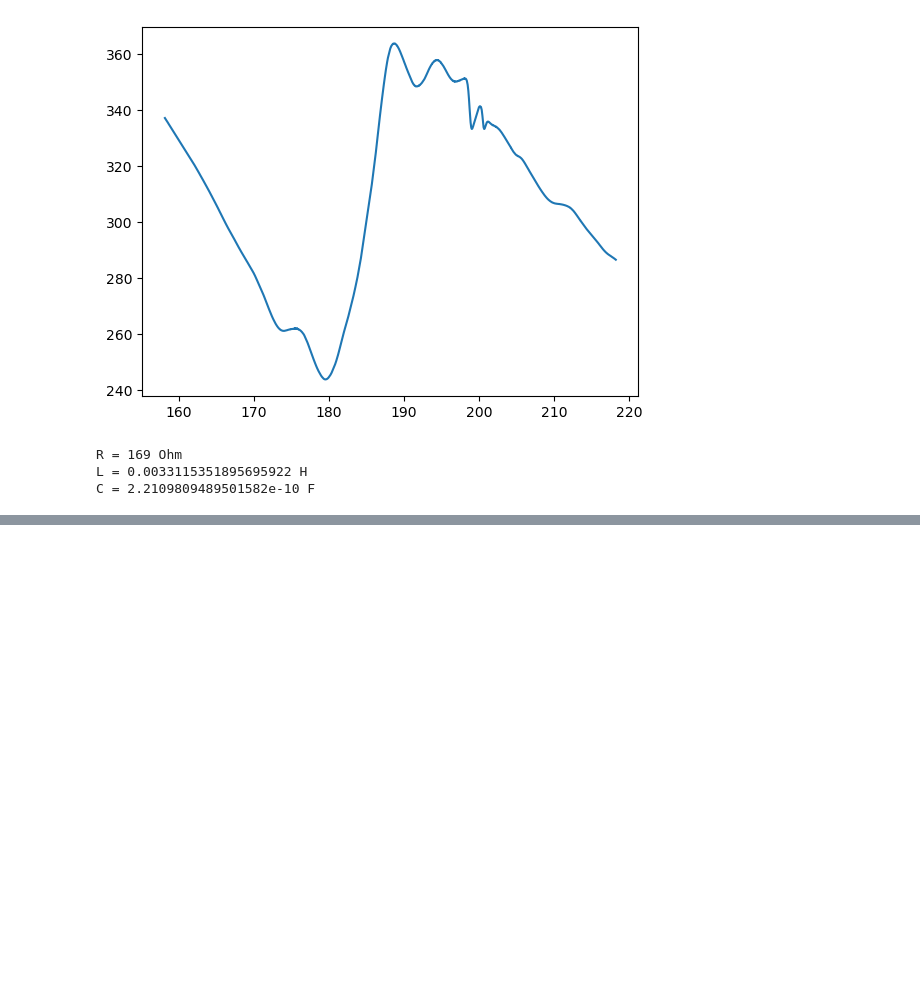
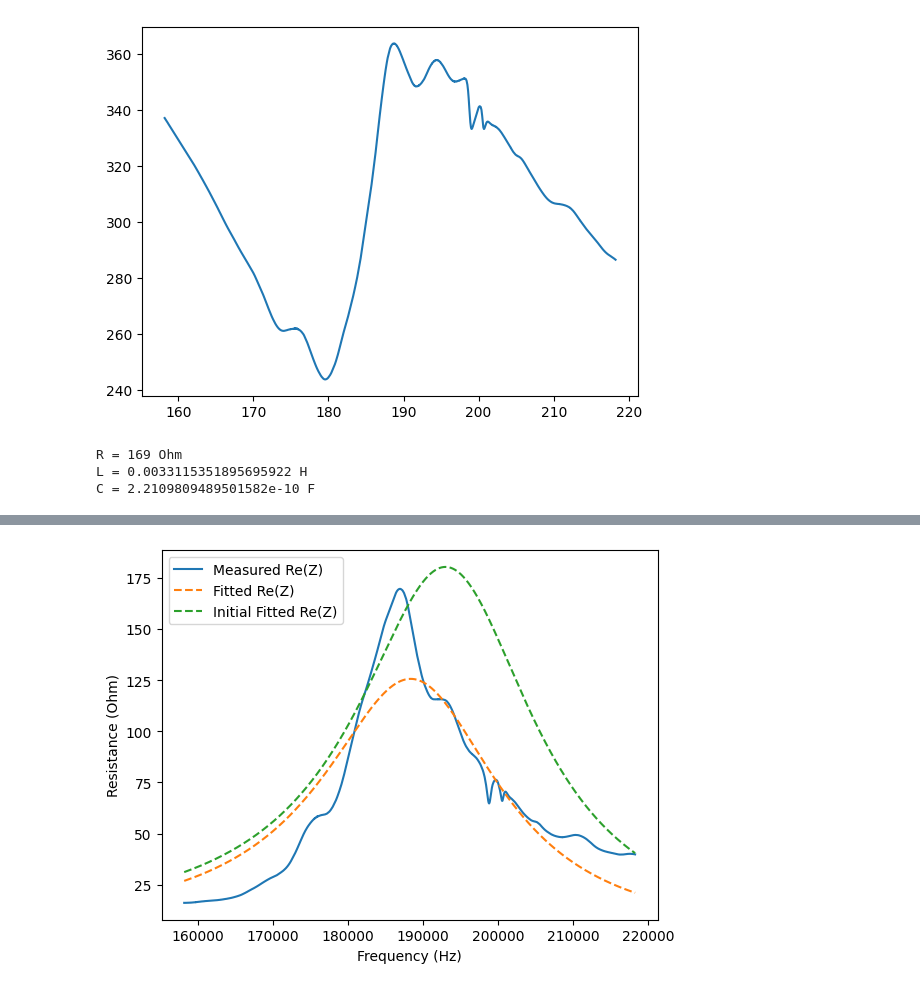
Before and after one commit to MKD-software/EMI-DMG-Analysis, a Jupyter notebook: Damage-analysis.ipynb, the cells around one changed output, grey strips where cells are left out. Drawn from its saved outputs; the diff is of its cells as text; code cells hidden in the pictures; blank space fills up the shorter version.

```diff
--- a/Damage-analysis.ipynb
+++ b/Damage-analysis.ipynb
@@ -1264,0 +1276,76 @@ plt.plot(f_fit,np.real(Z_meas_fit))
+# %%
+import numpy as np
+import matplotlib.pyplot as plt
+from scipy.optimize import least_squares
+
+# Measured data (must be defined outside this snippet)
+# f_fit: frequency array in Hz
+# Z_meas_fit: measured complex impedance
+f_fit = f_fit  # <-- replace with your frequency array
+Z_meas = Z_meas_fit
+
+# BVD impedance model
+def butterworth_van_dyke(f, Rm, Cm, Lm, C0):
+    w = 2 * np.pi * f
+    Zm = Rm + 1j*w*Lm + 1/(1j*w*Cm)
+    Y_total = 1j*w*C0 + 1/Zm
+    return 1 / Y_total
+
+
+def residuals(params, f, Z_meas):
+    R1, C1, L1, C0 = params
+    Z_model = butterworth_van_dyke(f, R1, C1, L1, C0)
+    res_real = (Z_model.real - Z_meas.real) / np.max(np.abs(Z_meas.real))
+    res_imag = (Z_model.imag - Z_meas.imag) / np.max(np.abs(Z_meas.imag))
+    return np.concatenate([res_real, res_imag])
+
+
+# Initial guess: [R1, C1, L1, C0]
+R1 = 600
+C1 = 2.2109809489501582e-10
+L1 = 0.0033115351895695922
+C0 = 2.5e-9
+
+initial_guess = [R1,C1, L1, C0]
+
+# Perform fit
+lower = [200, 1e-11, 1e-7, 1e-15]   # R, C1, L, C0
+upper = [1e4, 1e-9, 1e-2, 1e-6]
+
+result = least_squares(
+    residuals,
+    initial_guess,
+    args=(f_fit, Z_meas),
+    bounds=(lower, upper),
+    method="trf",
+    ftol=1e-15, xtol=1e-15, gtol=1e-15,
+    max_nfev=10000
+)
+
+
+R1_fit, C1_fit, L1_fit, C0_fit = result.x
+
+print("Fit cost:", result.cost)
+print("Fitted params:")
+print("R1 =", R1_fit)
+print("C1 =", C1_fit)
+print("L1 =", L1_fit)
+print("C0 =", C0_fit)
+
+
+# Evaluate fitted impedance
+fitted_Z = butterworth_van_dyke(f_fit, R1_fit, C1_fit, L1_fit, C0_fit)
+
+Initial_fitted_Z = butterworth_van_dyke(f_fit, R1, C1, L1, C0)
+
+
+# Plot measured vs fitted real part
+plt.figure()
+plt.plot(f_fit, np.real(Z_meas), label="Measured Re(Z)")
+plt.plot(f_fit, np.real(fitted_Z), '--', label="Fitted Re(Z)")
+plt.plot(f_fit, np.real(Initial_fitted_Z), '--', label="Initial Fitted Re(Z)")
+plt.legend()
+plt.xlabel("Frequency (Hz)")
+plt.ylabel("Resistance (Ohm)")
+plt.show()
+# %% [output]
@@ -1264,0 +1358 @@ plt.plot(f_fit,np.real(Z_meas_fit))
+[figure, added]
```
Also changed, not shown: parts of 28 cells of this notebook.
